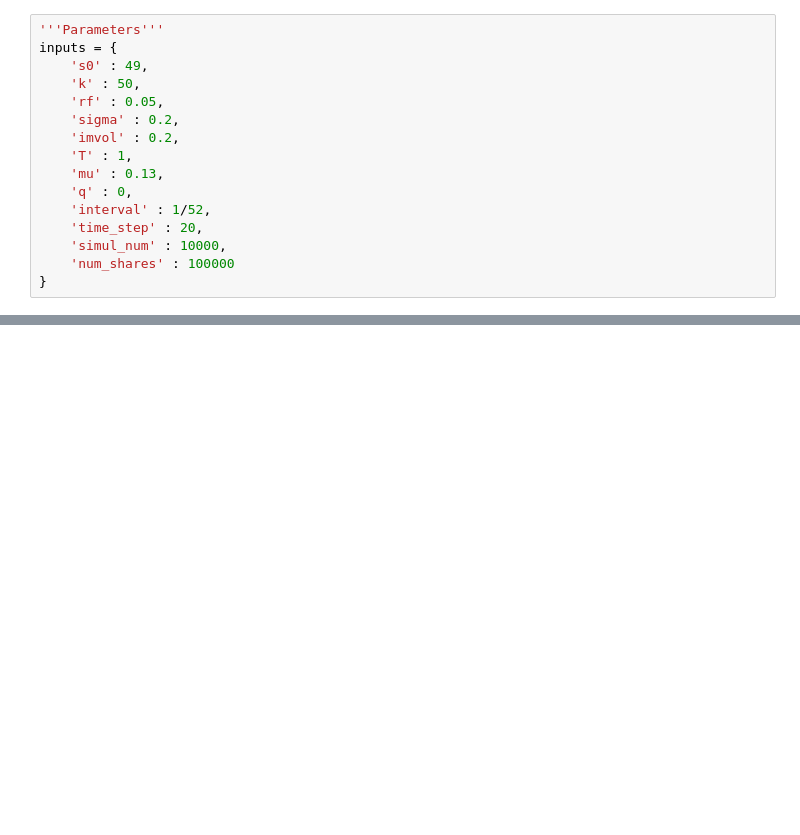
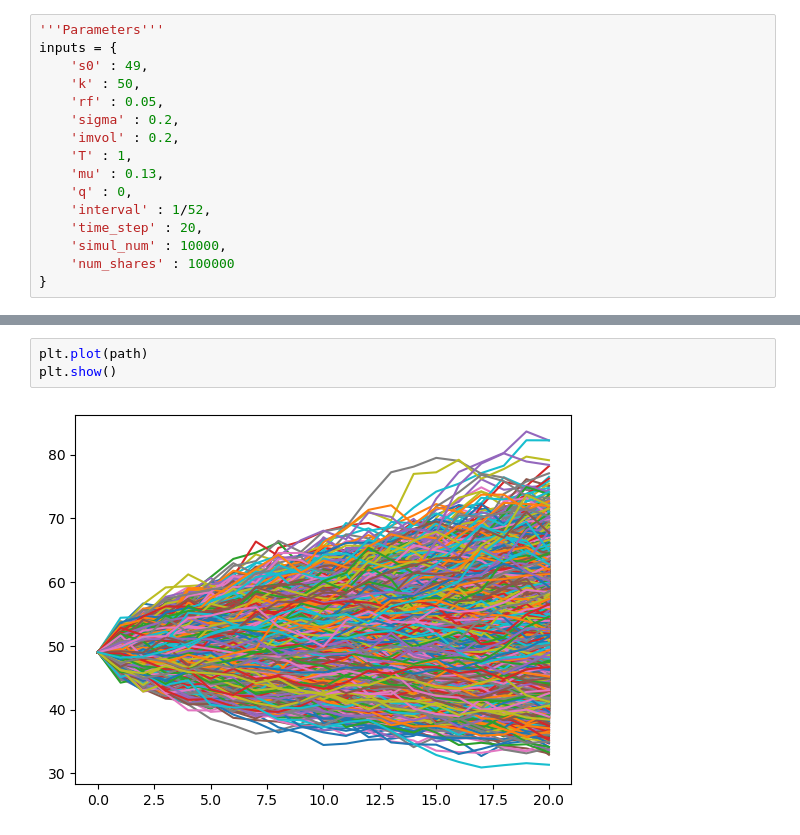
Before and after one commit to MalrangQuant/Derivatives-Trading-Strategy, a Jupyter notebook: Pre-Term.ipynb, the cells around one changed output, grey strips where cells are left out. Saved outputs shown, nothing was run; the diff lists cells and outputs as text; blank space fills up the shorter version.

```diff
--- a/Pre-Term.ipynb
+++ b/Pre-Term.ipynb
@@ -355,0 +293,5 @@ TypeError: __init__() takes 1 positional argument but 2 were given
+# %%
+plt.plot(path)
+plt.show()
+# %% [output]
+[figure, added]
```
Also changed, not shown: parts of 59 cells of this notebook, 7 other files.
